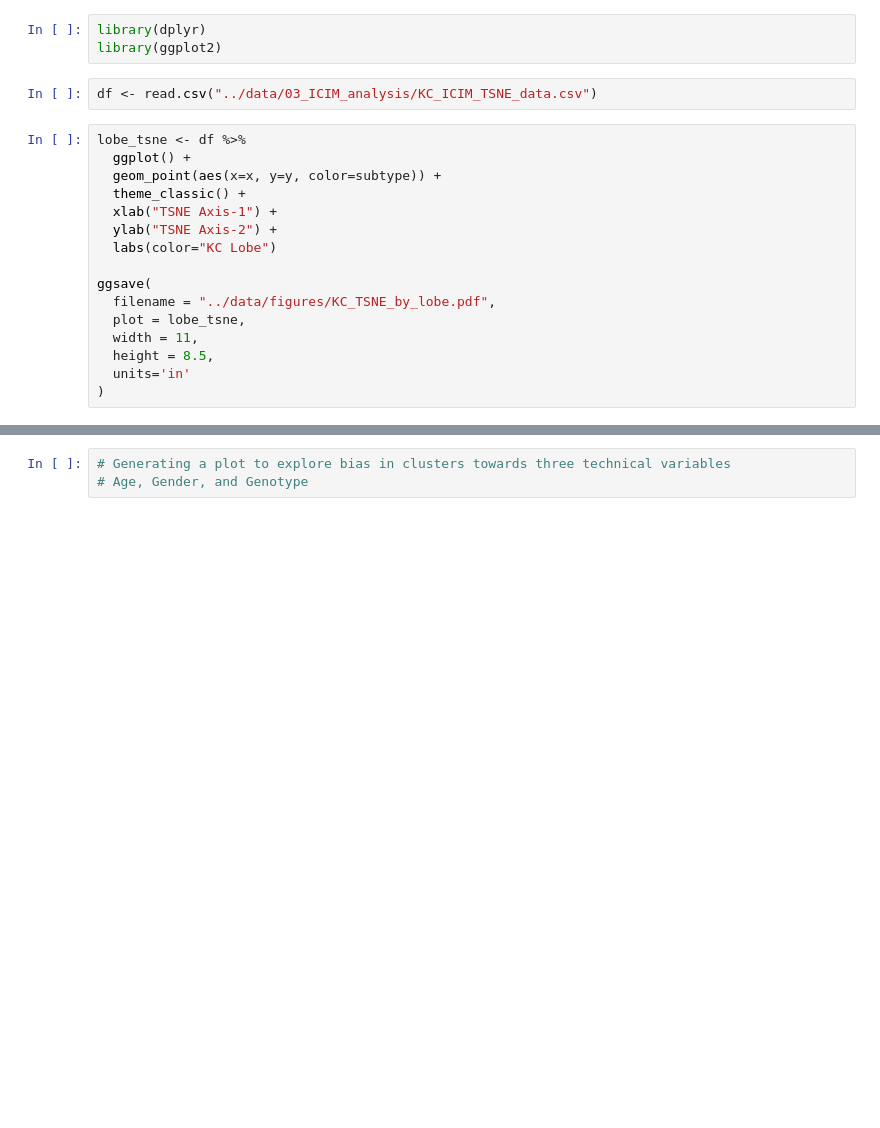
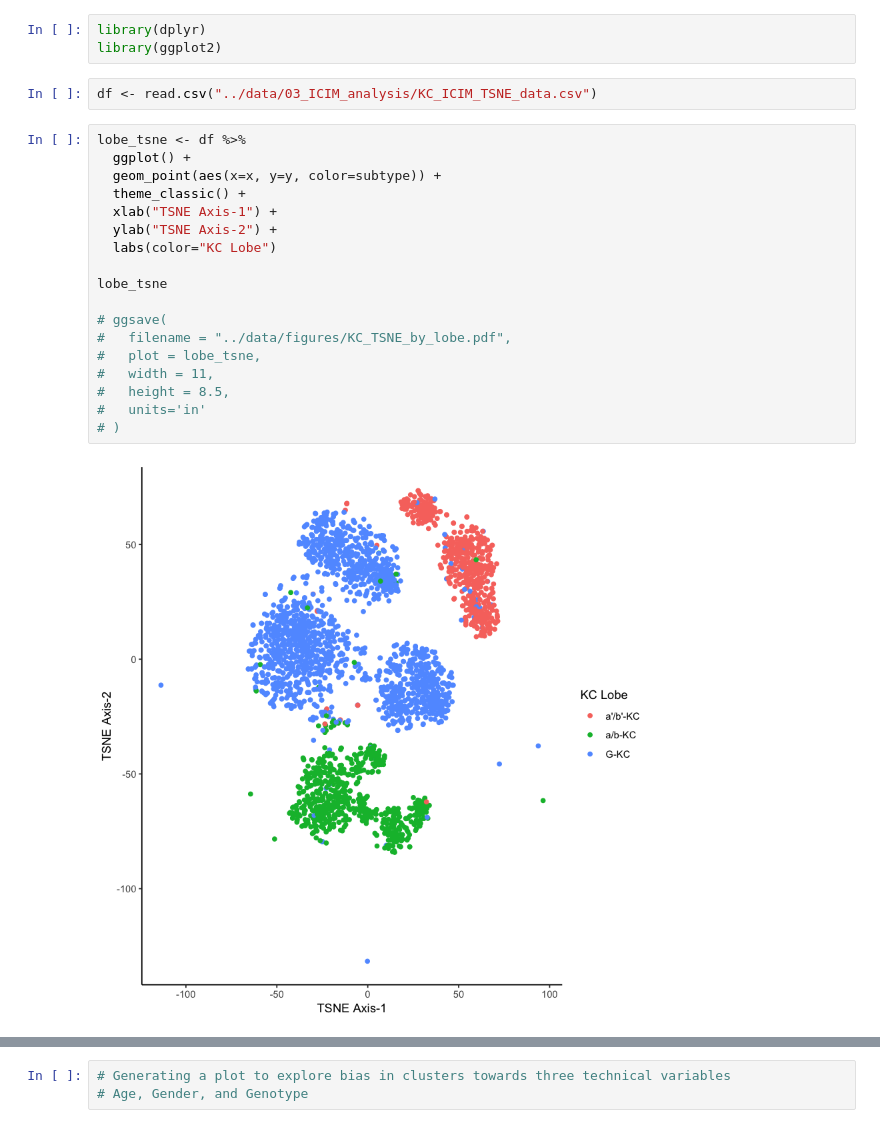
Before and after one commit to DeepSeq-KC/DS_Kenyon_Cells, a Jupyter notebook: notebook/02_plotting_tsne_R.ipynb, the cells around one changed output, grey strips where cells are left out. Drawn from its saved outputs; the diff is of its cells as text; blank space fills up the shorter version.

Commit message:
visualize new TSNEs to double check metadata mapping; it is correct

```diff
--- a/notebook/02_plotting_tsne_R.ipynb
+++ b/notebook/02_plotting_tsne_R.ipynb
@@ -6,19 +6,23 @@ df <- read.csv("../data/03_ICIM_analysis/KC_ICIM_TSNE_data.csv")
 # %%
 lobe_tsne <- df %>%
   ggplot() +
   geom_point(aes(x=x, y=y, color=subtype)) +
   theme_classic() +
   xlab("TSNE Axis-1") +
   ylab("TSNE Axis-2") +
   labs(color="KC Lobe")
 
-ggsave(
-  filename = "../data/figures/KC_TSNE_by_lobe.pdf",
-  plot = lobe_tsne,
-  width = 11,
-  height = 8.5,
-  units='in'
-)
+lobe_tsne
+
+# ggsave(
+#   filename = "../data/figures/KC_TSNE_by_lobe.pdf",
+#   plot = lobe_tsne,
+#   width = 11,
+#   height = 8.5,
+#   units='in'
+# )
+# %% [output]
+[figure, added]
 # %%
 cluster_tsne <- df %>%
   ggplot() +
```
Also changed, not shown: parts of 4 cells of this notebook.
